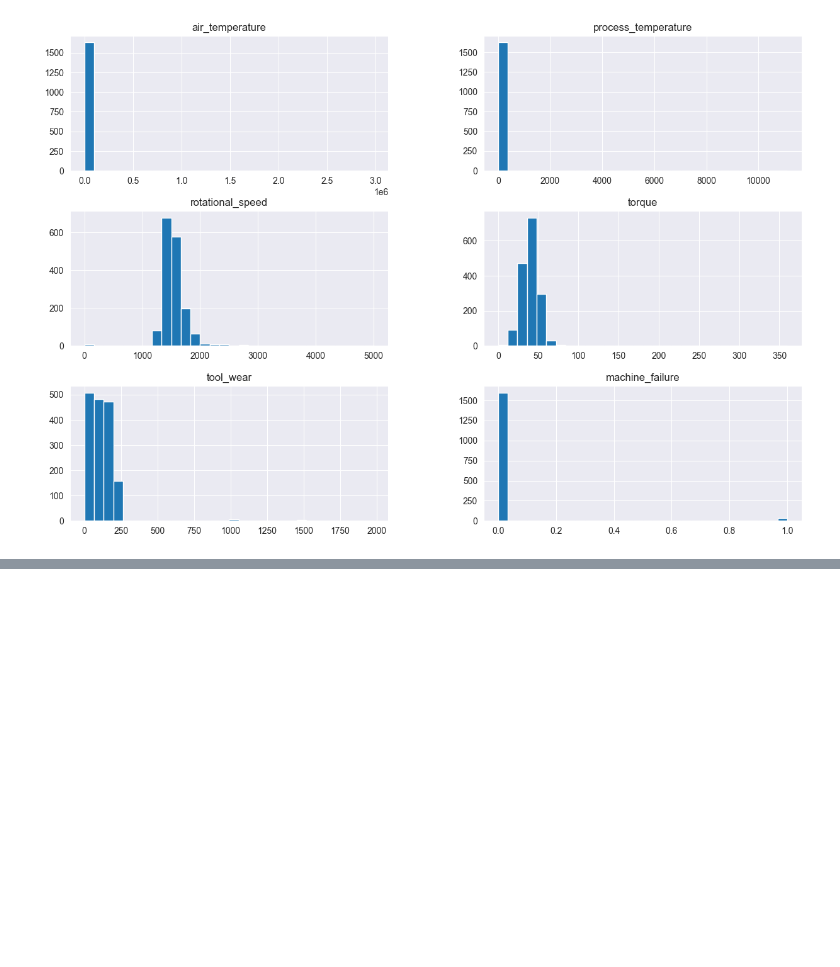
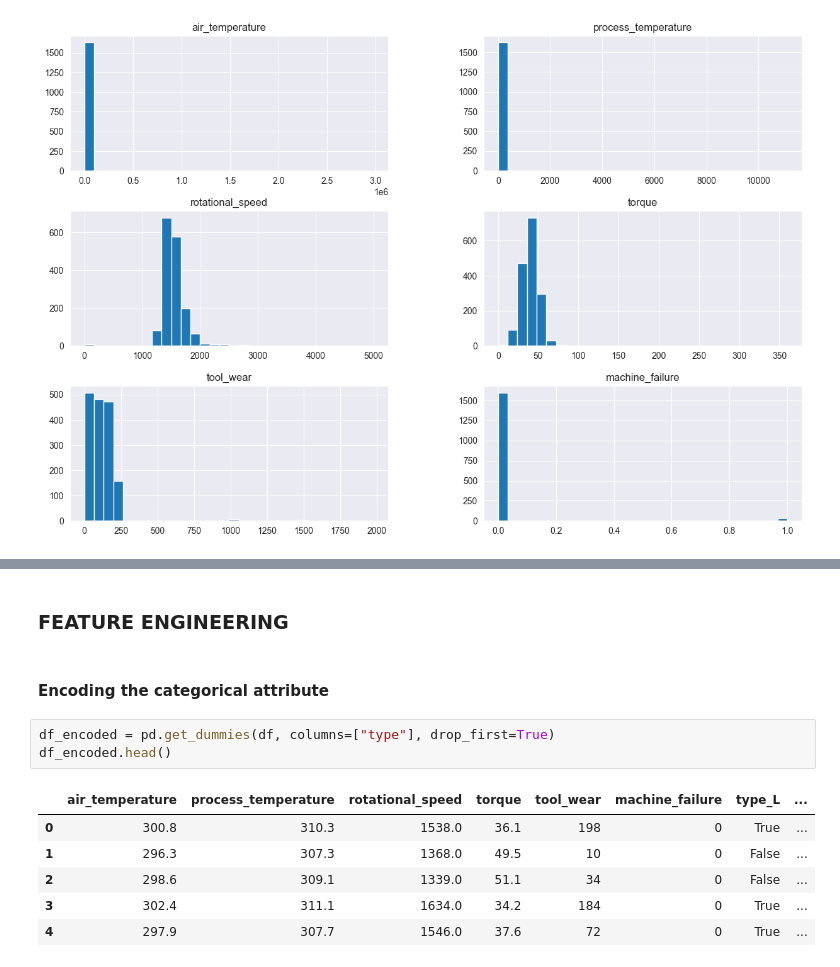
Before and after one commit to deb-cod/April-25-G2-Capstone-Project, a Jupyter notebook: EDA/Exploratory_Data_Analysis.ipynb, the cells around one changed output, grey strips where cells are left out. Cells and saved outputs as stored; diff of their text form; blank space fills up the shorter version.

Commit message:
feature engineering and model creation

```diff
--- a/EDA/Exploratory_Data_Analysis.ipynb
+++ b/EDA/Exploratory_Data_Analysis.ipynb
@@ -270,0 +429,14 @@ plt.show()
+# %% [markdown]
+### FEATURE ENGINEERING
+# %% [markdown]
+#### Encoding the categorical attribute
+# %%
+df_encoded = pd.get_dummies(df, columns=["type"], drop_first=True)
+df_encoded.head()
+# %% [output]
+|  | air_temperature | process_temperature | rotational_speed | torque | tool_wear | machine_failure | type_L | ... |
+| 0 | 300.8 | 310.3 | 1538.0 | 36.1 | 198 | 0 | True | ... |
+| 1 | 296.3 | 307.3 | 1368.0 | 49.5 | 10 | 0 | False | ... |
+| 2 | 298.6 | 309.1 | 1339.0 | 51.1 | 34 | 0 | False | ... |
+| 3 | 302.4 | 311.1 | 1634.0 | 34.2 | 184 | 0 | True | ... |
+| 4 | 297.9 | 307.7 | 1546.0 | 37.6 | 72 | 0 | True | ... |
```
Also changed, not shown: parts of 65 cells of this notebook.
